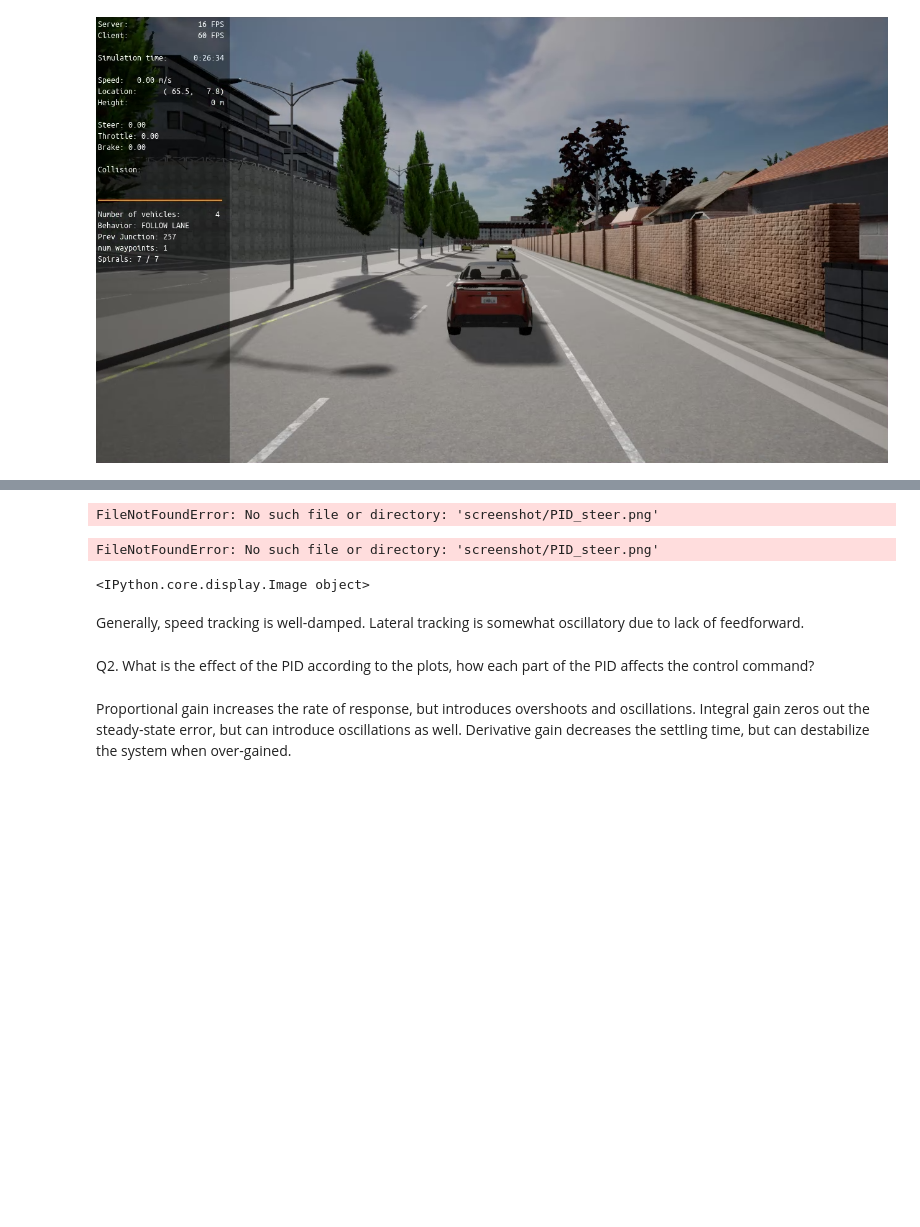
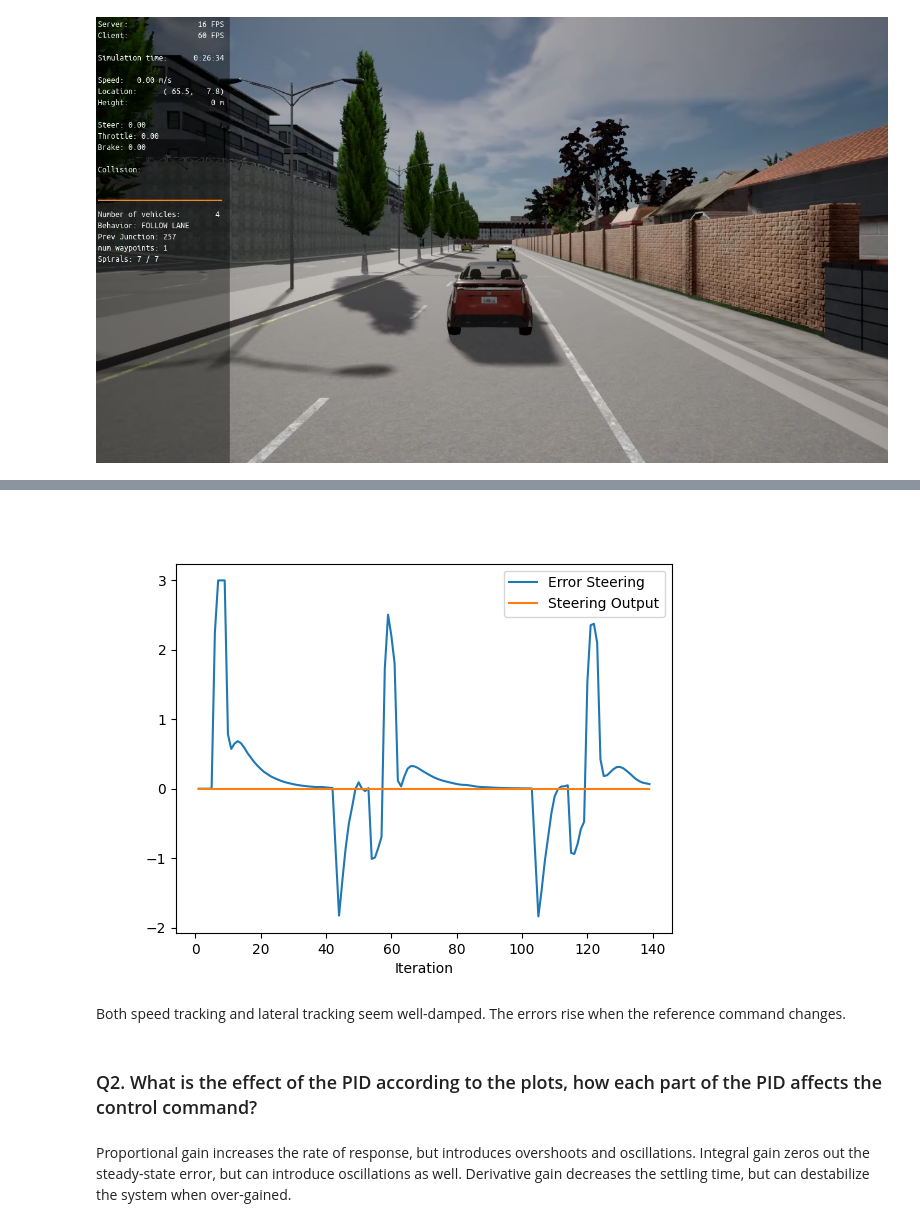
Before and after one commit to wildabyss/udacity-control, a Jupyter notebook: project/Report.ipynb, the cells around one changed output, grey strips where cells are left out. Saved outputs shown, nothing was run; the diff lists cells and outputs as text; code cells hidden in the pictures; blank space fills up the shorter version.

```diff
--- a/project/Report.ipynb
+++ b/project/Report.ipynb
@@ -12,13 +12,11 @@ Image("pid_controller/screenshot/PID_spd.png")
 # %%
-Image("screenshot/PID_steer.png")
+Image("pid_controller/screenshot/PID_steer.png")
 # %% [output]
-FileNotFoundError: No such file or directory: 'screenshot/PID_steer.png'
-FileNotFoundError: No such file or directory: 'screenshot/PID_steer.png'
-<IPython.core.display.Image object>
+[figure, added]
 # %% [markdown]
-Generally, speed tracking is well-damped. Lateral tracking is somewhat oscillatory due to lack of feedforward.
+Both speed tracking and lateral tracking seem well-damped. The errors rise when the reference command changes.
 # %% [markdown]
-Q2. What is the effect of the PID according to the plots, how each part of the PID affects the control command?
+### Q2. What is the effect of the PID according to the plots, how each part of the PID affects the control command?
 # %% [markdown]
 Proportional gain increases the rate of response, but introduces overshoots and oscillations.
 Integral gain zeros out the steady-state error, but can introduce oscillations as well.
```
Also changed, not shown: parts of 5 cells of this notebook, 8 other files.
